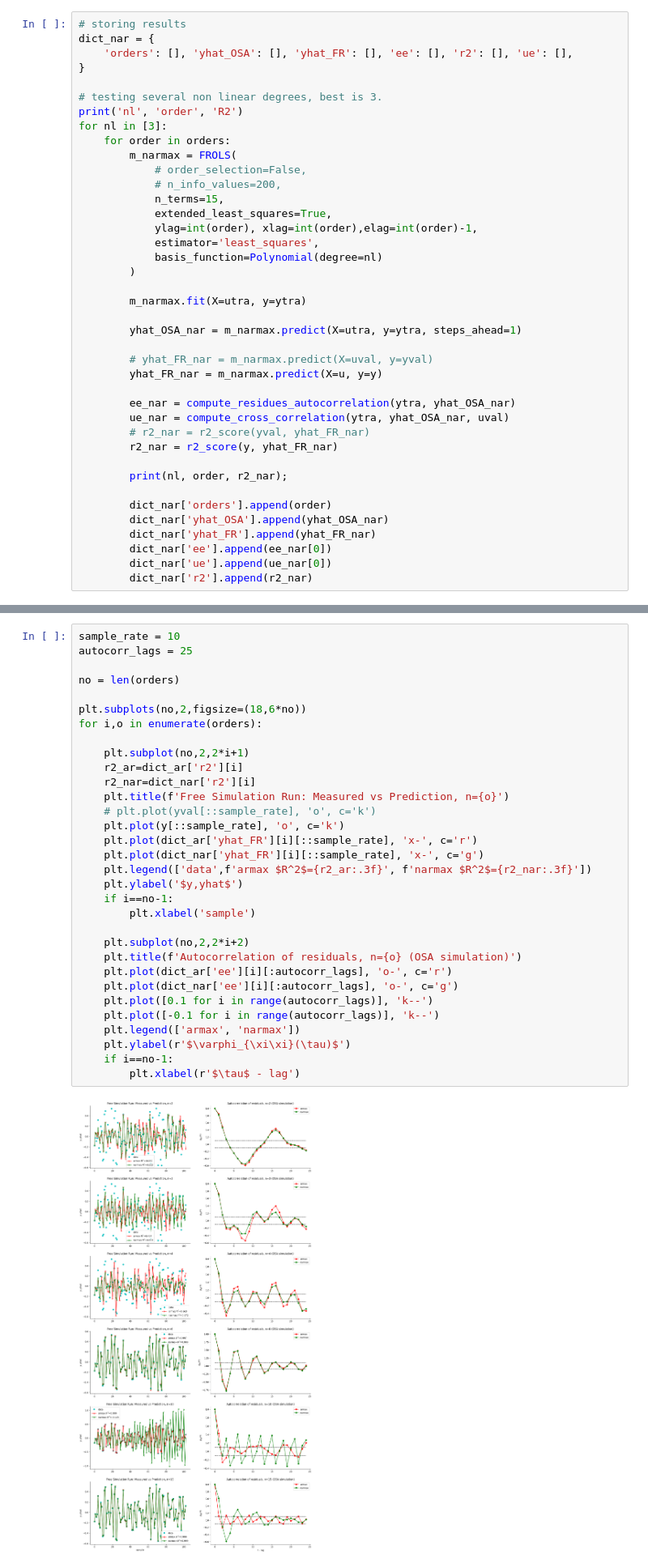
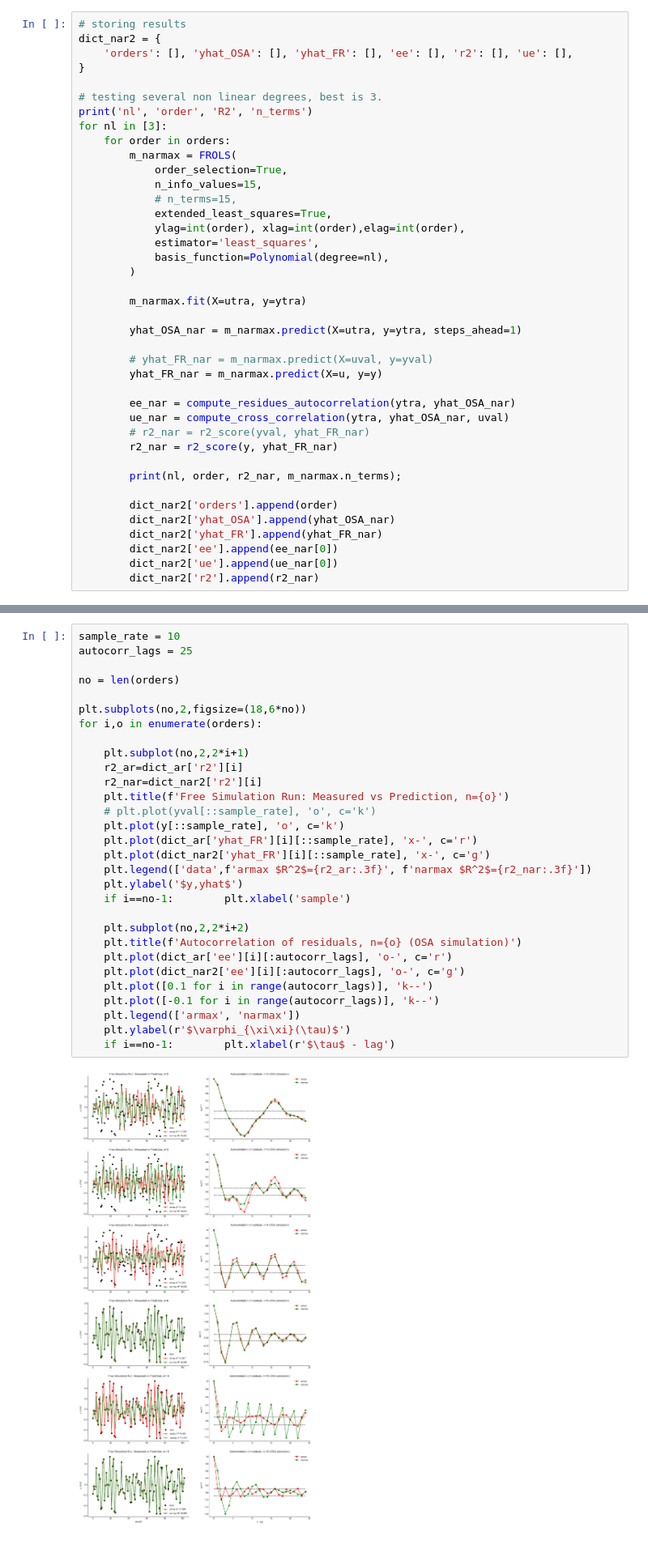
Before and after one commit to felipecostapereira/MEC2015_SYSTEM_IDENTIFICATION, a Jupyter notebook: Work_08/SYSID08_NARMAX_FELIPE.ipynb, the cells around one changed output, grey strips where cells are left out. Shown at 81% size. Cells and saved outputs as stored; diff of their text form.

```diff
--- a/Work_08/SYSID08_NARMAX_FELIPE.ipynb
+++ b/Work_08/SYSID08_NARMAX_FELIPE.ipynb
@@ -99,21 +113,21 @@ Main loop for a range of orders of the NARMAX model
 # %%
 # storing results
-dict_nar = {
+dict_nar2 = {
     'orders': [], 'yhat_OSA': [], 'yhat_FR': [], 'ee': [], 'r2': [], 'ue': [],
 }
 
 # testing several non linear degrees, best is 3.
-print('nl', 'order', 'R2')
+print('nl', 'order', 'R2', 'n_terms')
 for nl in [3]:
     for order in orders:
         m_narmax = FROLS(
-            # order_selection=False,
-            # n_info_values=200,
-            n_terms=15,
+            order_selection=True,
+            n_info_values=15,
+            # n_terms=15,
             extended_least_squares=True,
-            ylag=int(order), xlag=int(order),elag=int(order)-1,
+            ylag=int(order), xlag=int(order),elag=int(order),
             estimator='least_squares',
-            basis_function=Polynomial(degree=nl)
+            basis_function=Polynomial(degree=nl),
         )
 
         m_narmax.fit(X=utra, y=ytra)
@@ -128,12 +142,12 @@ for nl in [3]:
         # r2_nar = r2_score(yval, yhat_FR_nar)
         r2_nar = r2_score(y, yhat_FR_nar)
 
-        print(nl, order, r2_nar);
+        print(nl, order, r2_nar, m_narmax.n_terms);
 
-        dict_nar['orders'].append(order)
-        dict_nar['yhat_OSA'].append(yhat_OSA_nar)
-        dict_nar['yhat_FR'].append(yhat_FR_nar)
-        dict_nar['ee'].append(ee_nar[0])
-        dict_nar['ue'].append(ue_nar[0])
-        dict_nar['r2'].append(r2_nar)
+        dict_nar2['orders'].append(order)
+        dict_nar2['yhat_OSA'].append(yhat_OSA_nar)
+        dict_nar2['yhat_FR'].append(yhat_FR_nar)
+        dict_nar2['ee'].append(ee_nar[0])
+        dict_nar2['ue'].append(ue_nar[0])
+        dict_nar2['r2'].append(r2_nar)
 # %% [output]
@@ -149,34 +163,32 @@ Plotting Results
 # %%
 sample_rate = 10
 autocorr_lags = 25
 
 no = len(orders)
 
 plt.subplots(no,2,figsize=(18,6*no))
 for i,o in enumerate(orders):
 
     plt.subplot(no,2,2*i+1)
     r2_ar=dict_ar['r2'][i]
-    r2_nar=dict_nar['r2'][i]
+    r2_nar=dict_nar2['r2'][i]
     plt.title(f'Free Simulation Run: Measured vs Prediction, n={o}')
     # plt.plot(yval[::sample_rate], 'o', c='k')
     plt.plot(y[::sample_rate], 'o', c='k')
     plt.plot(dict_ar['yhat_FR'][i][::sample_rate], 'x-', c='r')
-    plt.plot(dict_nar['yhat_FR'][i][::sample_rate], 'x-', c='g')
+    plt.plot(dict_nar2['yhat_FR'][i][::sample_rate], 'x-', c='g')
     plt.legend(['data',f'armax $R^2$={r2_ar:.3f}', f'narmax $R^2$={r2_nar:.3f}'])
     plt.ylabel('$y,yhat$')
-    if i==no-1:
-        plt.xlabel('sample')
+    if i==no-1:        plt.xlabel('sample')
 
     plt.subplot(no,2,2*i+2)
     plt.title(f'Autocorrelation of residuals, n={o} (OSA simulation)')
     plt.plot(dict_ar['ee'][i][:autocorr_lags], 'o-', c='r')
-    plt.plot(dict_nar['ee'][i][:autocorr_lags], 'o-', c='g')
+    plt.plot(dict_nar2['ee'][i][:autocorr_lags], 'o-', c='g')
     plt.plot([0.1 for i in range(autocorr_lags)], 'k--')
     plt.plot([-0.1 for i in range(autocorr_lags)], 'k--')
     plt.legend(['armax', 'narmax'])
     plt.ylabel(r'$\varphi_{\xi\xi}(\tau)$')
-    if i==no-1:
-        plt.xlabel(r'$\tau$ - lag')
+    if i==no-1:        plt.xlabel(r'$\tau$ - lag')
 # %% [output]
-[figure, old version]
+[figure, new version]
```
Also changed, not shown: parts of 23 cells of this notebook.
